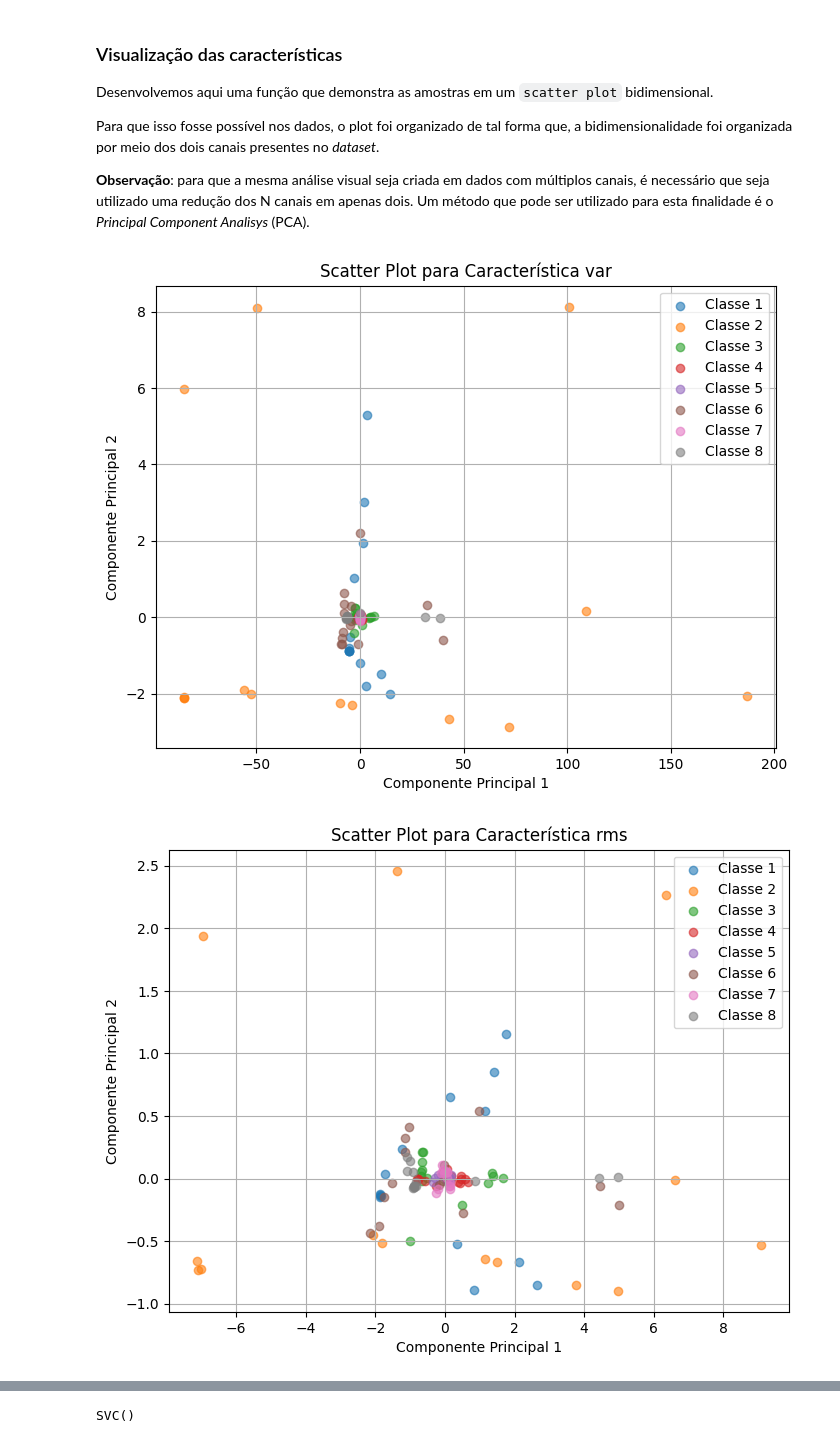
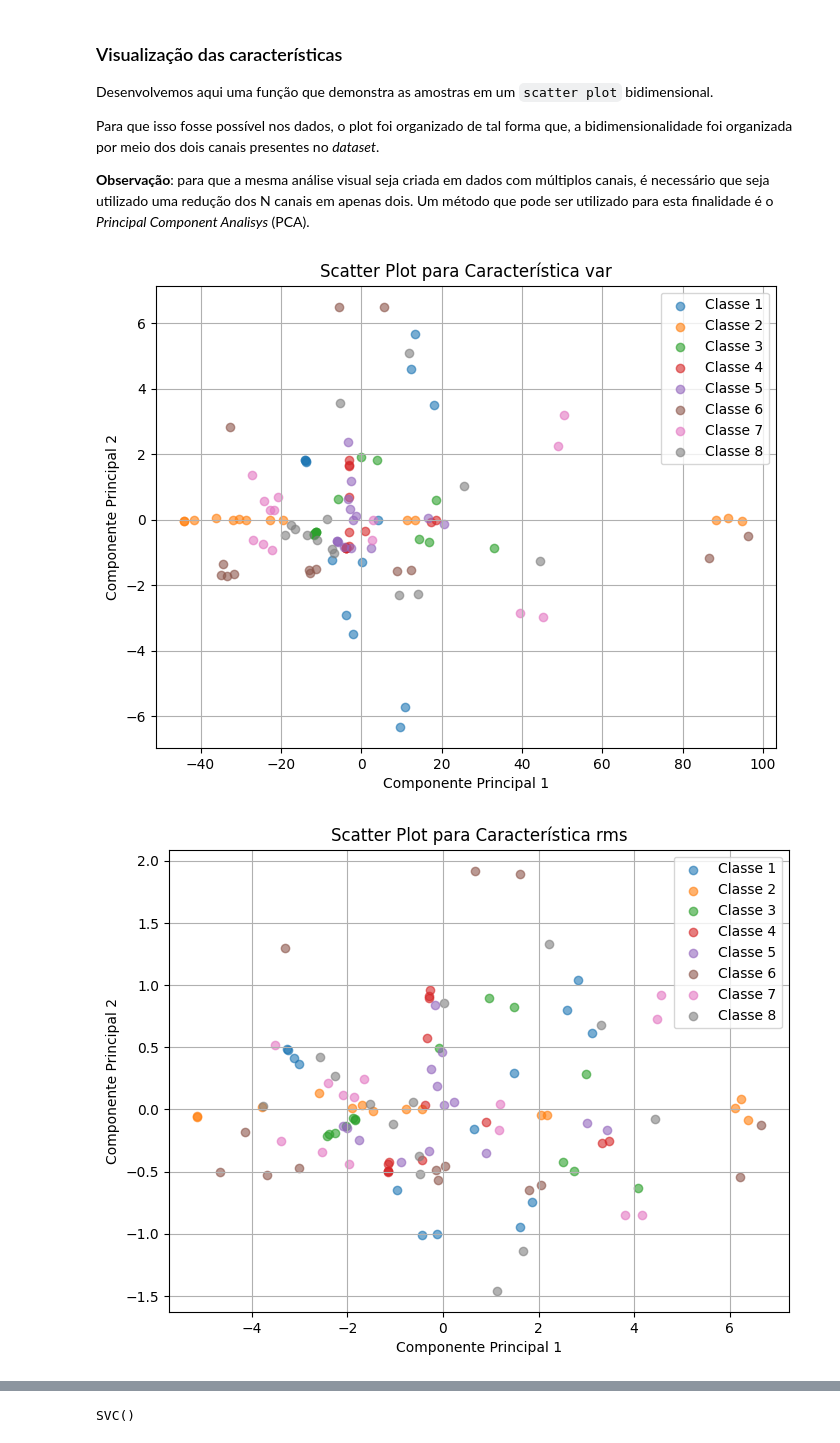
Before and after one commit to Victor-Briganti/InC, a Jupyter notebook: experimento.ipynb, the cells around one changed output, grey strips where cells are left out. Drawn from its saved outputs; the diff is of its cells as text; code cells hidden in the pictures.

```diff
--- a/experimento.ipynb
+++ b/experimento.ipynb
@@ -1,6 +1,10 @@
 # %%
 import numpy as np
 
-data = np.load("dataset/s03_1.npy")
+data1 = np.load("dataset/s01_1.npy")
+data2 = np.load("dataset/s01_2.npy")
+data3 = np.load("dataset/s01_3.npy")
+
+data = np.concatenate([data1, data2, data3], axis=0)
 data.shape
 # %% [output]
@@ -32,8 +37,9 @@ data = data.transpose(0, 2, 1)
 print(data.shape)
 
 data_filtered = butter_notch(data, 60)
-data_filtered = butter_bandpass(data_filtered, 5., 50.)
+data_filtered = butter_bandpass(data_filtered, 5.0, 50.0)
 
 from copy import deepcopy
+
 data = deepcopy(data_filtered)
 # %% [output]
@@ -45,19 +51,25 @@ from scipy.signal import stft
 
 step = 103
 segment = 256
-print('', data.shape)
+print("", data.shape)
 
 n_win = int((data.shape[-1] - segment) / step) + 1
 ids = np.arange(n_win) * step
 
 # Janelas do dado no dominio do tempo
-chunks_time = np.array([data[:,:,k:(k + segment)] for k in ids]).transpose(1, 2, 0, 3)
+chunks_time = np.array([data[:, :, k : (k + segment)] for k in ids]).transpose(
+    1, 2, 0, 3
+)
 
 # Janelas do dado no domínio da frequência
 _, _, chunks_freq = stft(data, fs=200, nperseg=256, noverlap=128)
 chunks_freq = np.swapaxes(chunks_freq, 2, 3)
 
-print('Formato (shape) dos dados depois da divisão de janelas')
-print(f'Dominio do tempo: {chunks_time.shape} - (classes+ensaios, canais, janelas, linhas)')
-print(f'Dominio da frequência:  {chunks_freq.shape} - (classes+ensaios, canais, janelas, linhas)')
+print("Formato (shape) dos dados depois da divisão de janelas")
+print(
+    f"Dominio do tempo: {chunks_time.shape} - (classes+ensaios, canais, janelas, linhas)"
+)
+print(
+    f"Dominio da frequência:  {chunks_freq.shape} - (classes+ensaios, canais, janelas, linhas)"
+)
 # %% [output]
@@ -158,9 +196,13 @@ final_data = list()
 
 final_data.append(var(chunks_time))
 final_data.append(rms(chunks_time))
+final_data.append(wl(chunks_time))
+final_data.append(zc(chunks_time))
 
 final_data.append(fmd(chunks_freq))
+final_data.append(fmn(chunks_freq))
 final_data.append(mmdf(chunks_freq))
+final_data.append(mmnf(chunks_freq))
 
 final = np.array(final_data)
 final.shape
@@ -190,29 +289,31 @@ Para que isso fosse possível nos dados, o plot foi organizado de tal forma que,
 # %%
 import matplotlib.pyplot as plt
 from sklearn.decomposition import PCA
 
 # Initialize PCA with 2 components
 pca = PCA(n_components=2)
 
-feature_names = ['var', 'rms', 'fmd', 'mmdf']
+feature_names = ["var", "rms", "wl", "zc", "fmd", "mmdf", "fmn", "mmnf"]
 
 # Iterar sobre as 4 características
-for feature_idx in range(4):
+for feature_idx in range(len(feature_names)):
     plt.figure(figsize=(8, 6))
     for class_idx in range(8):  # Iterar sobre as 8 classes
         # Selecionar os dados da classe e característica atual
         data = vis[class_idx, :, :, feature_idx]
         # Aplicar PCA para reduzir de 4 para 2 dimensões
         data_pca = pca.fit_transform(data.reshape(-1, 4))
         # Scatter plot para a classe atual
-        plt.scatter(data_pca[:, 0], data_pca[:, 1], label=f'Classe {class_idx + 1}', alpha=0.6)
+        plt.scatter(
+            data_pca[:, 0], data_pca[:, 1], label=f"Classe {class_idx + 1}", alpha=0.6
+        )
 
-    plt.title(f'Scatter Plot para Característica {feature_names[feature_idx]}')
-    plt.xlabel('Componente Principal 1')
-    plt.ylabel('Componente Principal 2')
+    plt.title(f"Scatter Plot para Característica {feature_names[feature_idx]}")
+    plt.xlabel("Componente Principal 1")
+    plt.ylabel("Componente Principal 2")
     plt.legend()
     plt.grid(True)
     plt.show()
 # %% [output]
-[figure, old version]
+[figure, new version]
-[figure, old version]
+[figure, new version]
```
Also changed, not shown: parts of 28 cells of this notebook.
